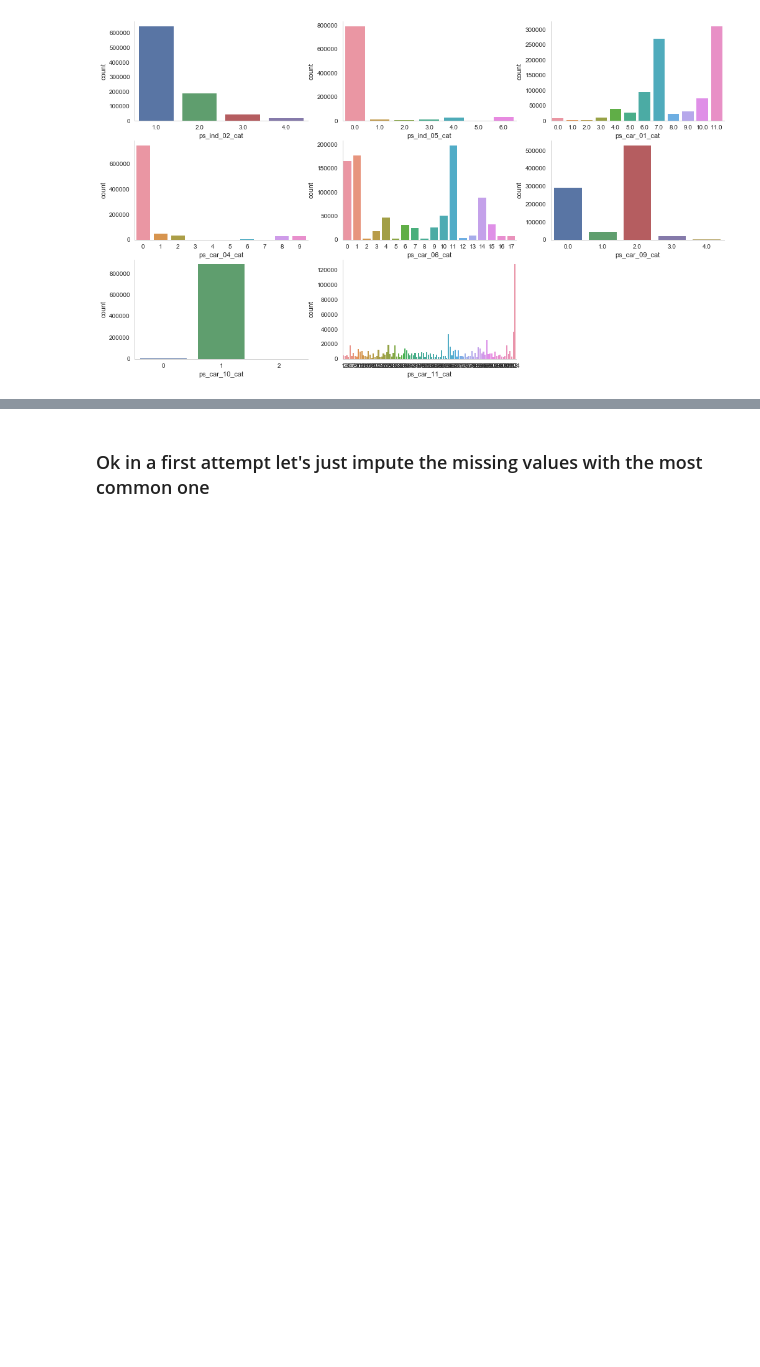
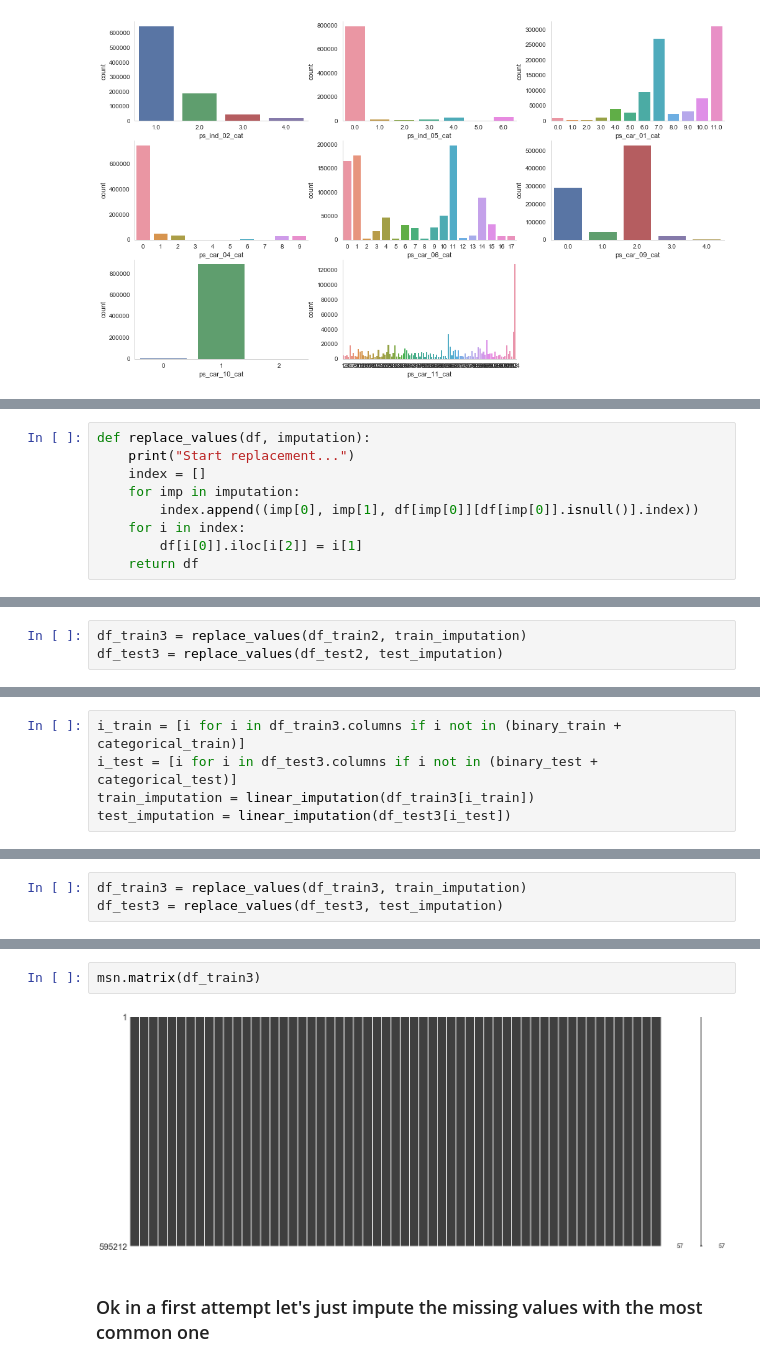
Before and after one commit to IEtoI/Insurance, a Jupyter notebook: Porto Seguro’s Safe Driver Prediction.ipynb, the cells around one changed output, grey strips where cells are left out. Saved outputs shown, nothing was run; the diff lists cells and outputs as text; blank space fills up the shorter version.

```diff
--- a/Porto Seguro’s Safe Driver Prediction.ipynb
+++ b/Porto Seguro’s Safe Driver Prediction.ipynb
@@ -244,0 +400,9 @@ for i, c in enumerate(categorical_test):
+# %%
+def replace_values(df, imputation):
+    print("Start replacement...")
+    index = []
+    for imp in imputation:
+        index.append((imp[0], imp[1], df[imp[0]][df[imp[0]].isnull()].index))
+    for i in index:
+        df[i[0]].iloc[i[2]] = i[1]
+    return df
@@ -244,0 +422,3 @@ for i, c in enumerate(categorical_test):
+# %%
+df_train3 = replace_values(df_train2, train_imputation)
+df_test3 = replace_values(df_test2, test_imputation)
@@ -244,0 +495,5 @@ for i, c in enumerate(categorical_test):
+# %%
+i_train = [i for i in df_train3.columns if i not in (binary_train + categorical_train)]
+i_test = [i for i in df_test3.columns if i not in (binary_test + categorical_test)]
+train_imputation = linear_imputation(df_train3[i_train])
+test_imputation = linear_imputation(df_test3[i_test])
@@ -244,0 +518,3 @@ for i, c in enumerate(categorical_test):
+# %%
+df_train3 = replace_values(df_train3, train_imputation)
+df_test3 = replace_values(df_test3, test_imputation)
@@ -245,2 +528,6 @@ for i, c in enumerate(categorical_test):
+# %%
+msn.matrix(df_train3)
+# %% [output]
+[figure, added]
 # %% [markdown]
 ### Ok in a first attempt let's just impute the missing values with the most common one
```
Also changed, not shown: parts of 41 cells of this notebook.
